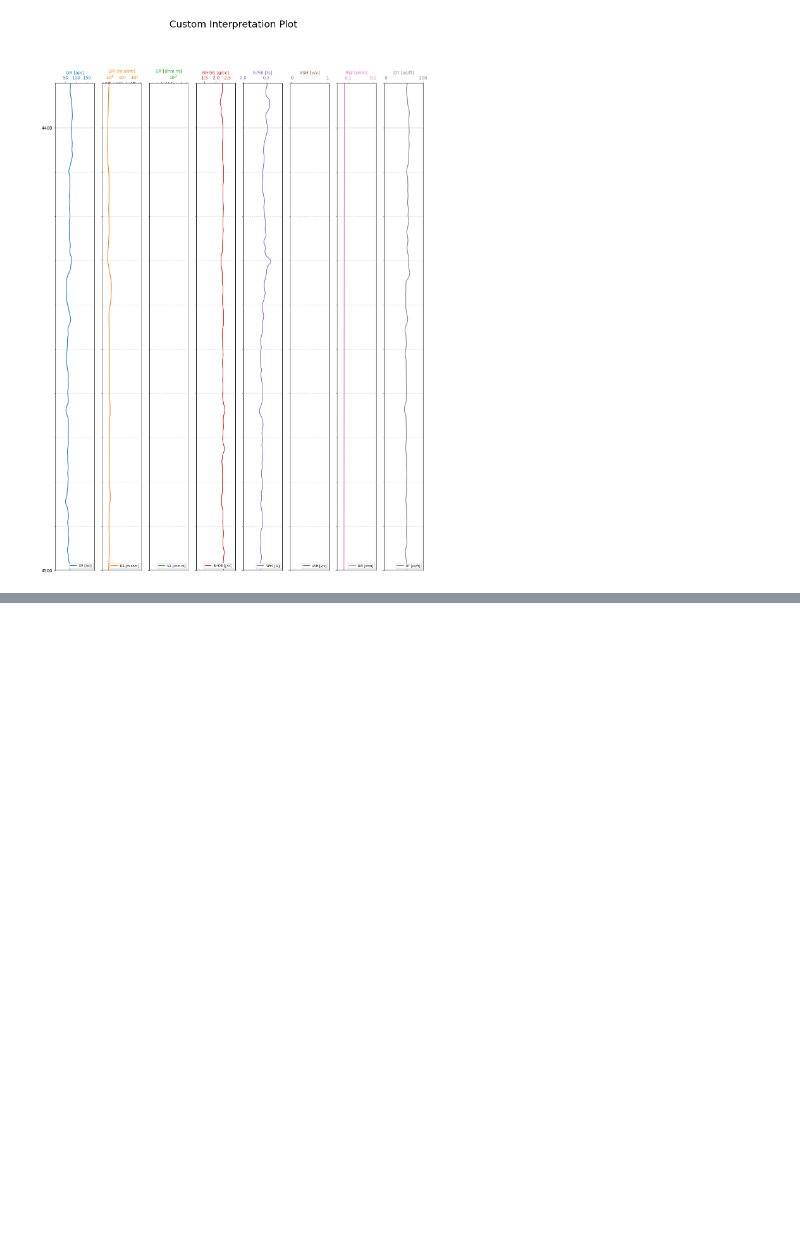
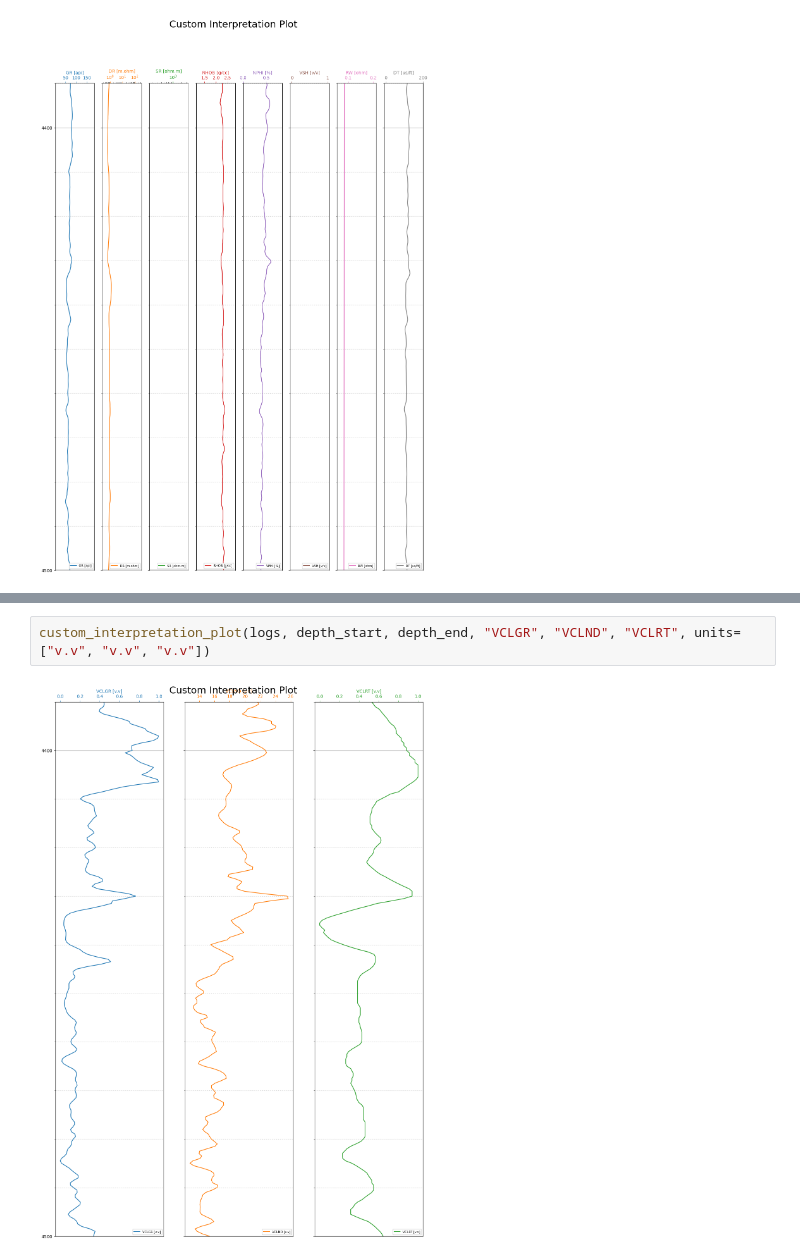
Before and after one commit to thelifeofpatts/Basic-WellLog-Interpretation, a Jupyter notebook: notebooks/BWLI_Mod_v3.ipynb, the cells around one changed output, grey strips where cells are left out. Saved outputs shown, nothing was run; the diff lists cells and outputs as text; blank space fills up the shorter version.

```diff
--- a/notebooks/BWLI_Mod_v3.ipynb
+++ b/notebooks/BWLI_Mod_v3.ipynb
@@ -189,0 +248,4 @@ custom_interpretation_plot(selected_data, depth_start, depth_end, "GR", "DR", "S
+# %%
+custom_interpretation_plot(logs, depth_start, depth_end, "VCLGR", "VCLND", "VCLRT", units=["v.v", "v.v", "v.v"])
+# %% [output]
+[figure, added]
```
Also changed, not shown: parts of 13 cells of this notebook, 4 other files.
